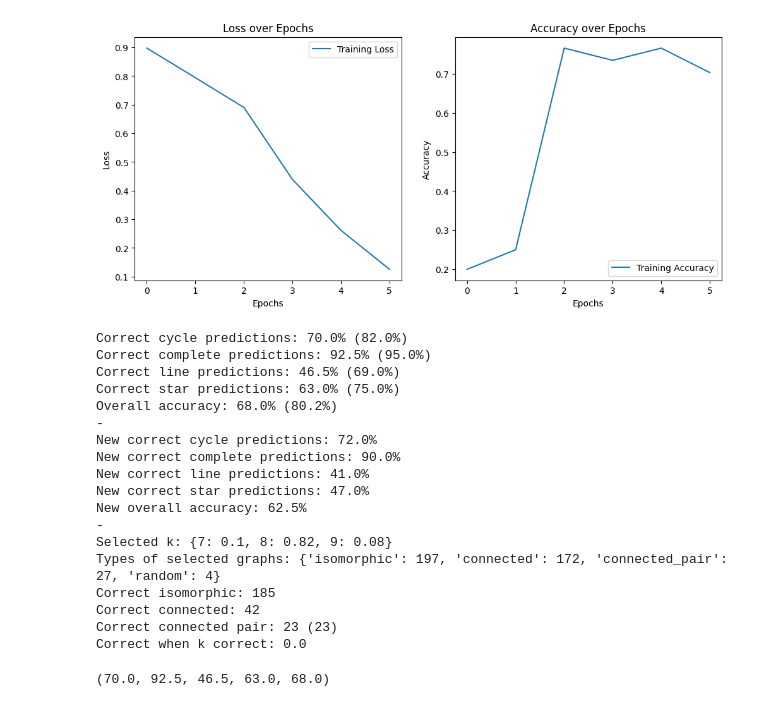
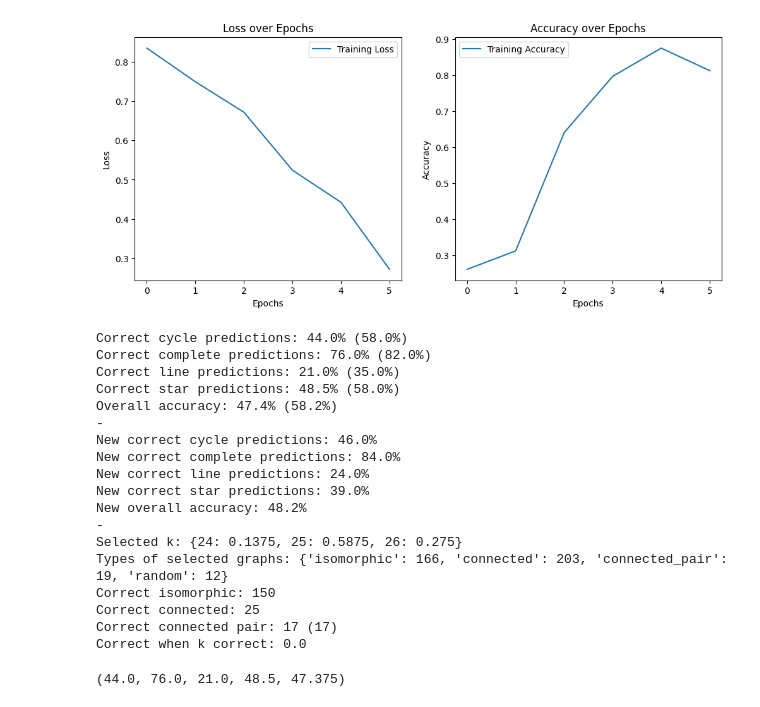
Before and after one commit to tsimiho/gmn, a Jupyter notebook: method1_synthetic.ipynb, the cells around one changed output. Drawn from its saved outputs; the diff is of its cells as text; code cells hidden in the pictures.

```diff
--- a/method1_synthetic.ipynb
+++ b/method1_synthetic.ipynb
@@ -441,7 +441,7 @@ def calculate_weighted_confidence(scores, external_weights=None, w_avg=0.5, w_va
 #             None,
 #         )
 # %%
-dataset = GraphDataset(torch.load("data/cycle_line_star_complete_1.pt"))
+dataset = GraphDataset(torch.load("data/cycle_line_star_complete_1_25.pt"))
 
 (
     small_graphs,
@@ -762,7 +773,9 @@ def acc_test(model, print_results=True, k_threshold=0.8):
                 feats_1, edge_index_1, feats_2, edge_index_2, sizes_1, sizes_2
             )
 
-            cluster, k, cluster1, cluster2, t, combined = select_cluster(model)
+            cluster, k, cluster1, cluster2, t, combined = select_cluster(
+                model, k_threshold
+            )
             ks.append(k)
             ts[t] += 1
 
@@ -879,7 +892,7 @@ def acc_test(model, print_results=True, k_threshold=0.8):
         print(
             f"Correct connected pair: {correct_connected_pair} ({potential_correct_connected_pair})"
         )
-        print(f"Correct when k correct: {correct_when_k_correct/ks.count(8)}")
+        print(f"Correct when k correct: {correct_when_k_correct/ks.count(25)}")
     return (class0_acc, class1_acc, class2_acc, class3_acc, overall_acc)
 # %%
 class NewArgs:
@@ -910,31 +923,31 @@ hyperparameters = [
 # %%
 hyperparams = (32, 5, 0.2, 0.01, 64, 400)
 # for hyperparams in hyperparameters:
 newargs = NewArgs(*hyperparams)
 model = GraphMatchingNetwork(newargs)
 optimizer = Adam(model.parameters(), lr=newargs.lr, weight_decay=1e-5)
 pairs, labels = create_graph_pairs(dataset, newargs.num_pairs)
 train(model, optimizer, pairs, labels, newargs.batch_size)
-acc_test(model, True, 0.8)
+acc_test(model, True, 0.89)
 # %% [output]
-[figure, old version]
+[figure, new version]
-Correct cycle predictions: 70.0% (82.0%)
-Correct complete predictions: 92.5% (95.0%)
-Correct line predictions: 46.5% (69.0%)
-Correct star predictions: 63.0% (75.0%)
-Overall accuracy: 68.0% (80.2%)
+Correct cycle predictions: 44.0% (58.0%)
+Correct complete predictions: 76.0% (82.0%)
+Correct line predictions: 21.0% (35.0%)
+Correct star predictions: 48.5% (58.0%)
+Overall accuracy: 47.4% (58.2%)
 -
-New correct cycle predictions: 72.0%
-New correct complete predictions: 90.0%
-New correct line predictions: 41.0%
-New correct star predictions: 47.0%
-New overall accuracy: 62.5%
+New correct cycle predictions: 46.0%
+New correct complete predictions: 84.0%
+New correct line predictions: 24.0%
+New correct star predictions: 39.0%
+New overall accuracy: 48.2%
 -
-Selected k: {7: 0.1, 8: 0.82, 9: 0.08}
-Types of selected graphs: {'isomorphic': 197, 'connected': 172, 'connected_pair': 27, 'random': 4}
-Correct isomorphic: 185
-Correct connected: 42
-Correct connected pair: 23 (23)
+Selected k: {24: 0.1375, 25: 0.5875, 26: 0.275}
+Types of selected graphs: {'isomorphic': 166, 'connected': 203, 'connected_pair': 19, 'random': 12}
+Correct isomorphic: 150
+Correct connected: 25
+Correct connected pair: 17 (17)
 Correct when k correct: 0.0
-(70.0, 92.5, 46.5, 63.0, 68.0)
+(44.0, 76.0, 21.0, 48.5, 47.375)
 # %%
```
Also changed, not shown: parts of 5 cells of this notebook, 2 other files.
